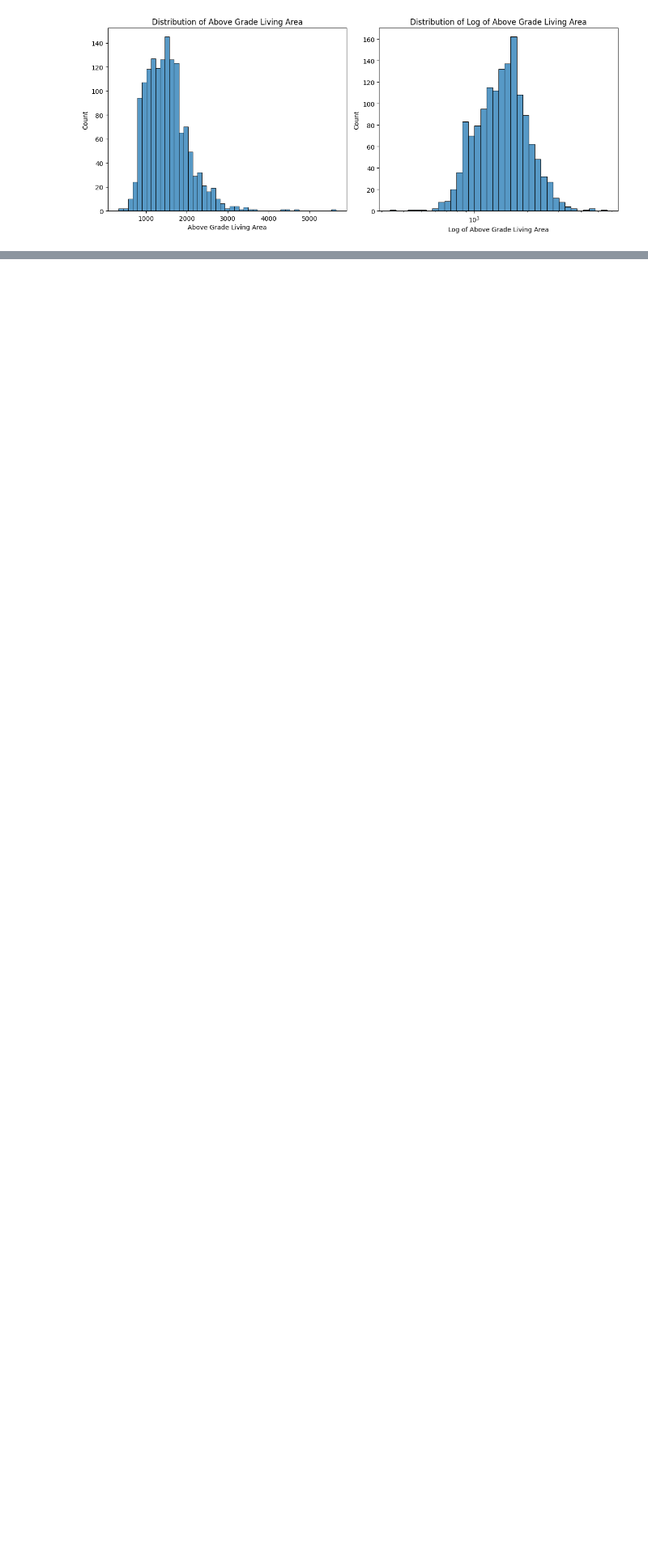
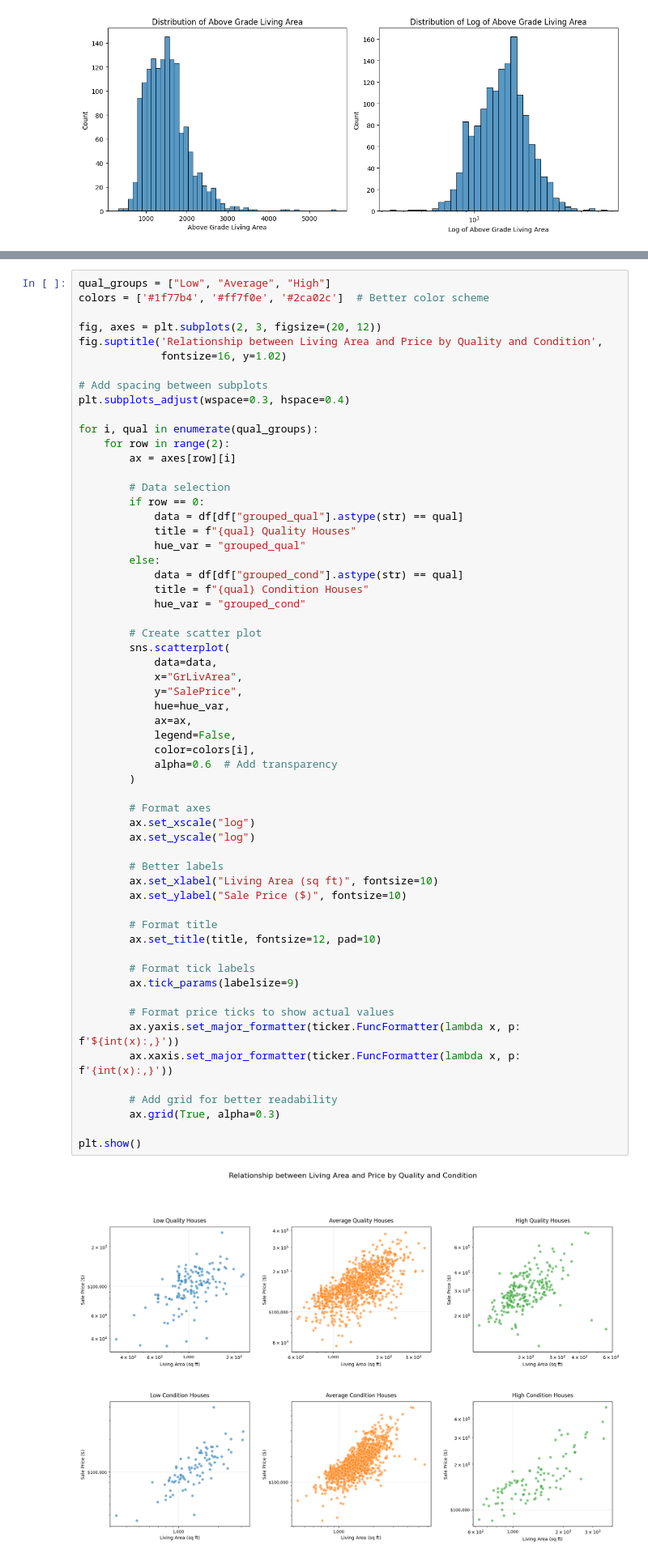
Before and after one commit to Drolfothesgnir/house_prices, a Jupyter notebook: EDA/LivingConditions.ipynb, the cells around one changed output, grey strips where cells are left out. Shown at 81% size. Drawn from its saved outputs; the diff is of its cells as text; blank space fills up the shorter version.

```diff
--- a/EDA/LivingConditions.ipynb
+++ b/EDA/LivingConditions.ipynb
@@ -80 +85,62 @@ print(df["log_sale_price"].corr(np.log(df["GrLivArea"]))) # 0.7302548511982289
 0.7302548511982289
+# %%
+qual_groups = ["Low", "Average", "High"]
+colors = ['#1f77b4', '#ff7f0e', '#2ca02c']  # Better color scheme
+
+fig, axes = plt.subplots(2, 3, figsize=(20, 12))
+fig.suptitle('Relationship between Living Area and Price by Quality and Condition',
+             fontsize=16, y=1.02)
+
+# Add spacing between subplots
+plt.subplots_adjust(wspace=0.3, hspace=0.4)
+
+for i, qual in enumerate(qual_groups):
+    for row in range(2):
+        ax = axes[row][i]
+
+        # Data selection
+        if row == 0:
+            data = df[df["grouped_qual"].astype(str) == qual]
+            title = f"{qual} Quality Houses"
+            hue_var = "grouped_qual"
+        else:
+            data = df[df["grouped_cond"].astype(str) == qual]
+            title = f"{qual} Condition Houses"
+            hue_var = "grouped_cond"
+
+        # Create scatter plot
+        sns.scatterplot(
+            data=data,
+            x="GrLivArea",
+            y="SalePrice",
+            hue=hue_var,
+            ax=ax,
+            legend=False,
+            color=colors[i],
+            alpha=0.6  # Add transparency
+        )
+
+        # Format axes
+        ax.set_xscale("log")
+        ax.set_yscale("log")
+
+        # Better labels
+        ax.set_xlabel("Living Area (sq ft)", fontsize=10)
+        ax.set_ylabel("Sale Price ($)", fontsize=10)
+
+        # Format title
+        ax.set_title(title, fontsize=12, pad=10)
+
+        # Format tick labels
+        ax.tick_params(labelsize=9)
+
+        # Format price ticks to show actual values
+        ax.yaxis.set_major_formatter(ticker.FuncFormatter(lambda x, p: f'${int(x):,}'))
+        ax.xaxis.set_major_formatter(ticker.FuncFormatter(lambda x, p: f'{int(x):,}'))
+
+        # Add grid for better readability
+        ax.grid(True, alpha=0.3)
+
+plt.show()
+# %% [output]
+[figure, added]
```
Also changed, not shown: parts of 22 cells of this notebook, 3 other files.
